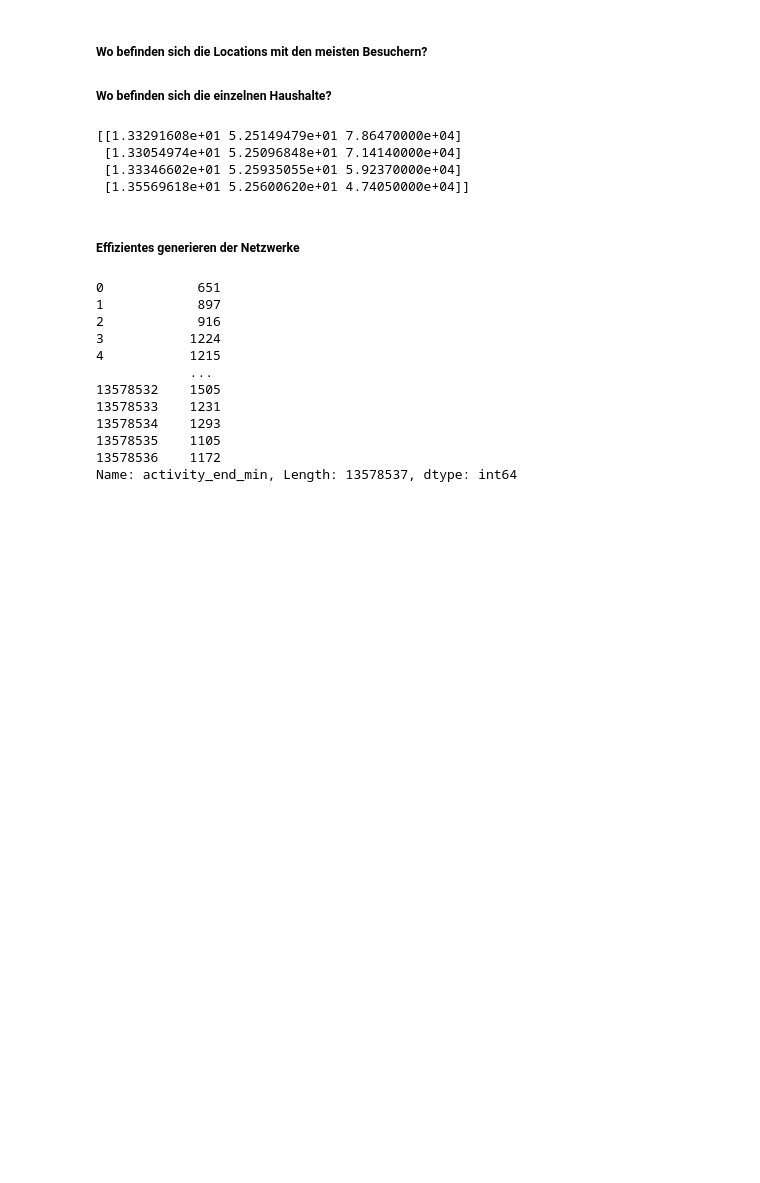
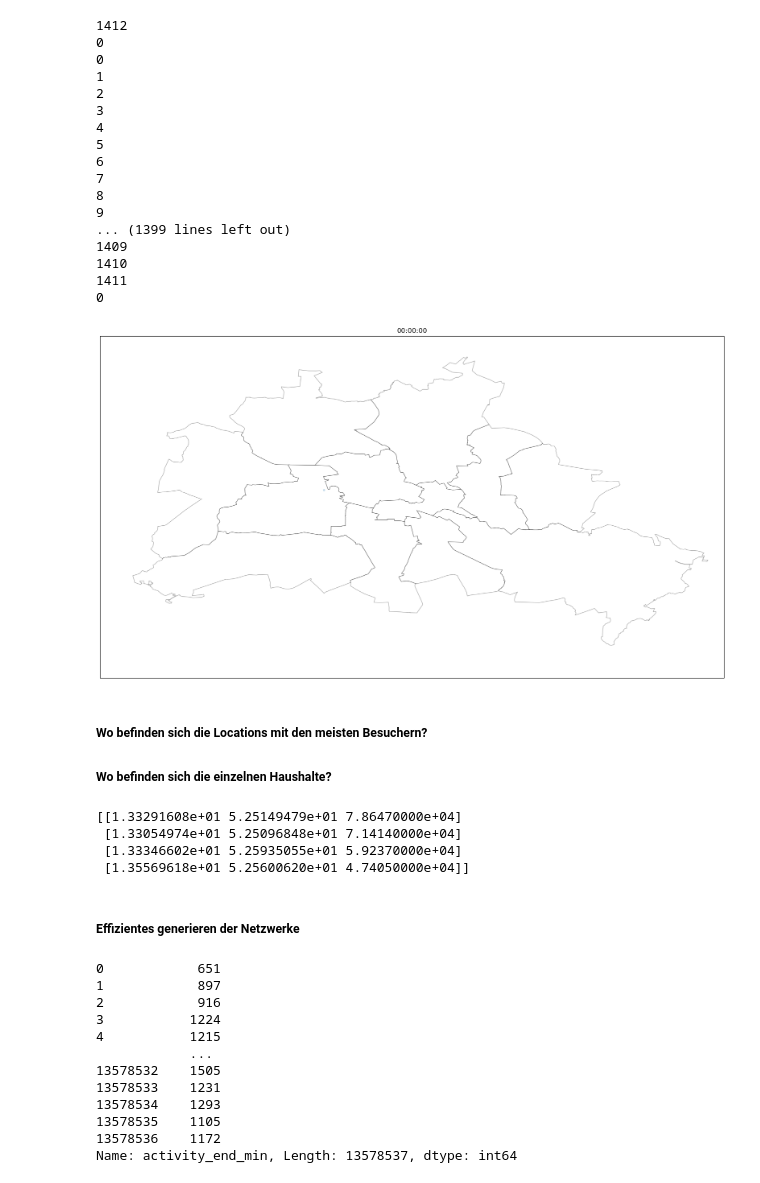
Before and after one commit to JurijSchoenfeld/Traf2Net, a Jupyter notebook: animate_VF_data.ipynb, the cells around one changed output. Cells and saved outputs as stored; diff of their text form; code cells hidden in the pictures; blank space fills up the shorter version.

Commit message:
faster animation method implemented

```diff
--- a/animate_VF_data.ipynb
+++ b/animate_VF_data.ipynb
@@ -38,2 +15,0 @@ df.shape
-# %%
-df = df.sort_values(['p_id', 'start_time_min'], ignore_index=True)
@@ -199,0 +16,8 @@ def get_position_vector_nnodes2(df, n):
+# %%
+# select qunatile above/below 1/95% quantile
+print(df.shape)
+lower_bound = df.start_time_min.quantile(.01)
+upper_bound = df.start_time_min.quantile(.95)
+df = df[df.start_time_min < upper_bound]
+df = df[df.start_time_min > lower_bound]
+df.shape
@@ -200,14 +71,53 @@ def get_position_vector_nnodes2(df, n):
 # %%
+# make animation
+
 def setup_plot():
     fname = './shape_files/Berlin/bezirksgrenzen.shp'
 
     adm1_shapes = list(shpreader.Reader(fname).geometries())
 
     fig, ax = plt.subplots(figsize=(20, 15), subplot_kw={'projection': ccrs.PlateCarree()})
 
     ax.add_geometries(adm1_shapes, ccrs.PlateCarree(),
                     edgecolor='black', facecolor='white', alpha=.3)
 
     ax.set_extent([13.05, 13.78, 52.3, 52.7], ccrs.PlateCarree())
 
     return fig, ax
+
+fig, ax = setup_plot()
+scat = ax.scatter(X[0], Y[0], s=8, alpha=.3, transform=ccrs.PlateCarree())
+print(len(X))
+d, h, m = 0, 0, 0
+
+def animation_function(i):
+    d = int(np.floor(i/1440)) # 60*24=1440 minutes per day
+    h = int(np.floor(i/60) - 24*d)
+    m = int(i - 60*h - 1440*d)
+
+    print(i)
+    data = np.stack((X[i], Y[i])).T
+    scat.set_offsets(data)
+    ax.set_title(f'{str(d).zfill(2)}:{str(h).zfill(2)}:{str(m).zfill(2)}')
+
+anim = FuncAnimation(fig, animation_function, frames=len(X), interval=1)
+anim.save('berlin.gif', fps=50)
+# %% [output]
+1412
+0
+0
+1
+2
+3
+4
+5
+6
+7
+8
+9
+... (1399 lines left out)
+1409
+1410
+1411
+0
+[figure, added]
```
Also changed, not shown: parts of 14 cells of this notebook.
